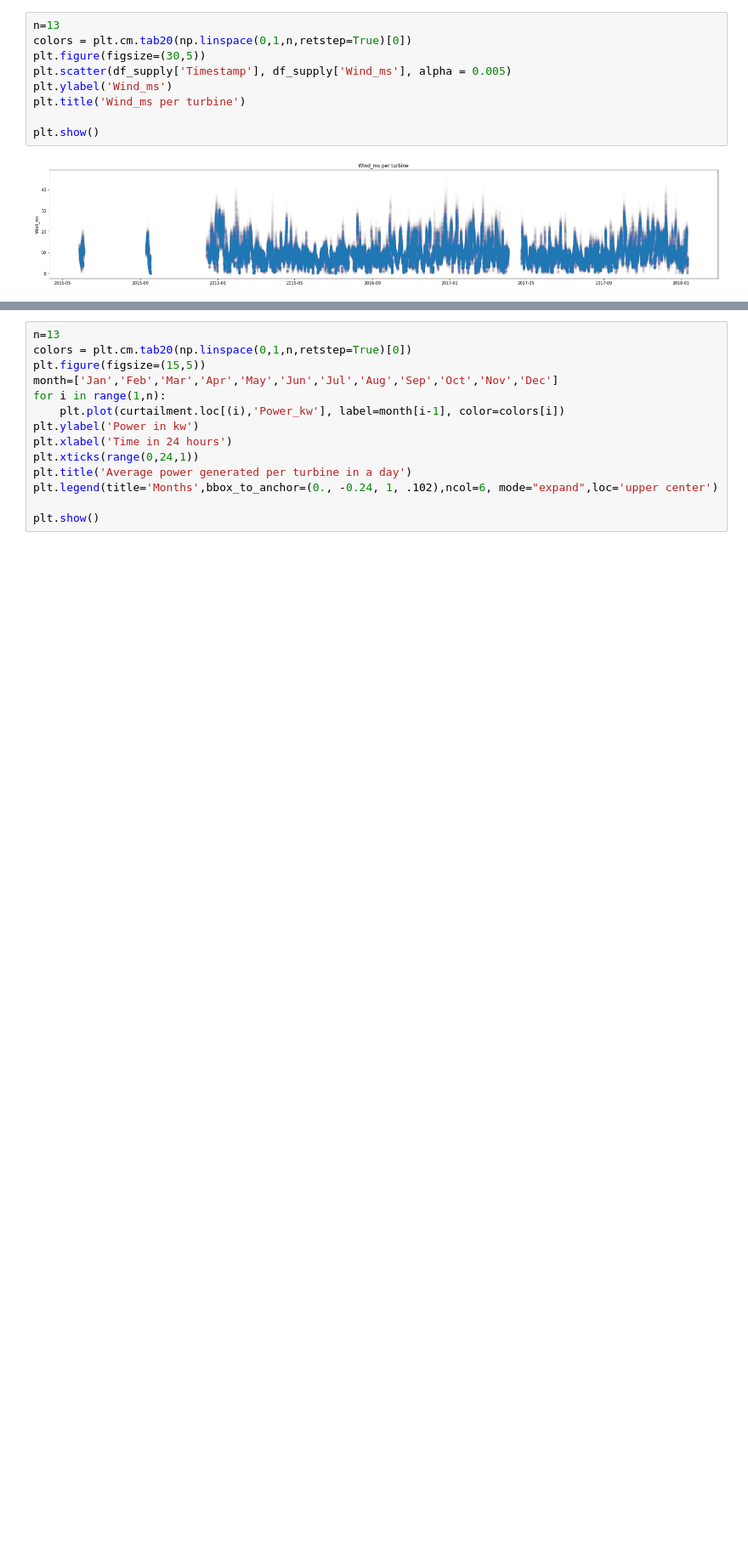
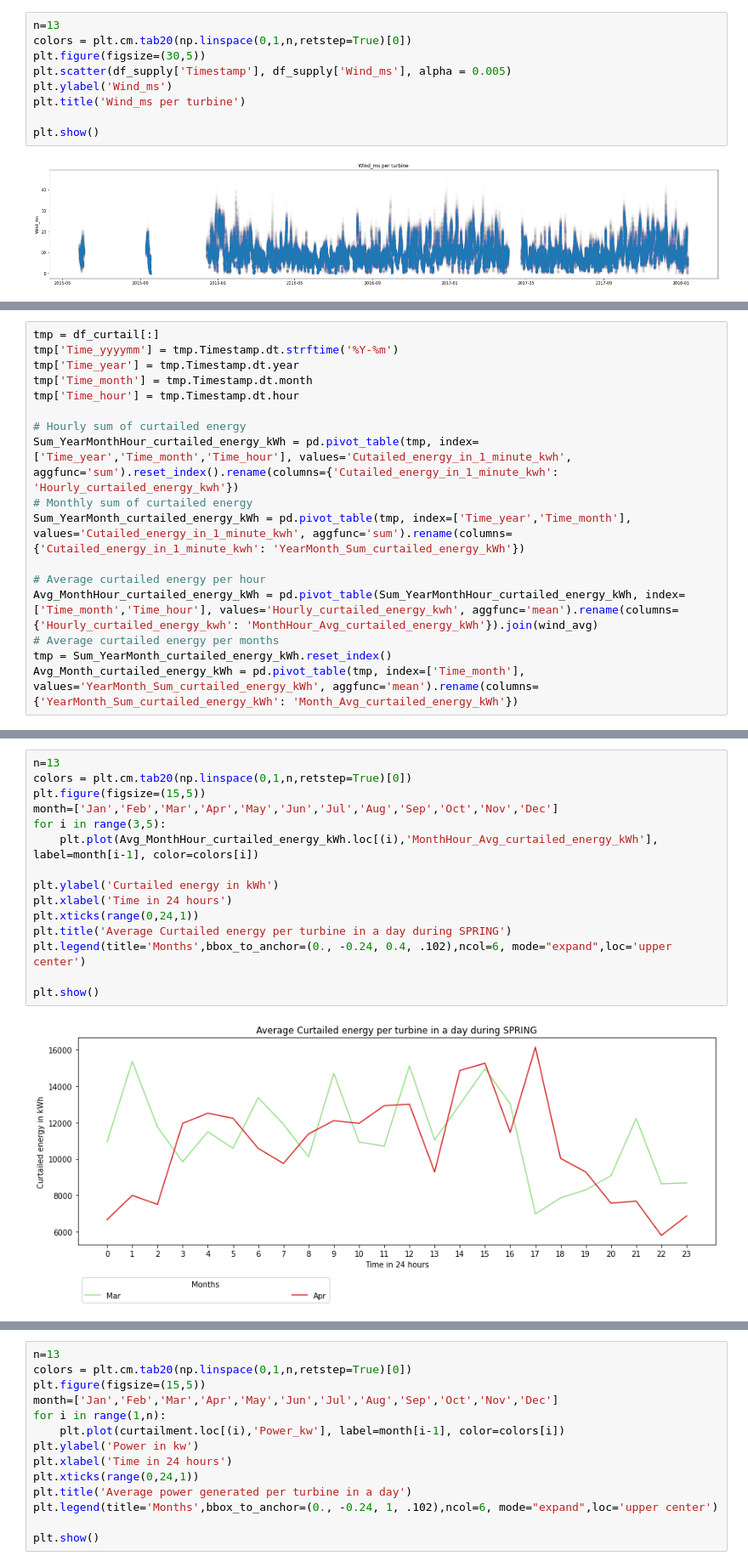
Before and after one commit to nanana19911/aib2-jwfkDCas, a Jupyter notebook: draft.ipynb, the cells around one changed output, grey strips where cells are left out. Shown at 85% size. Drawn from its saved outputs; the diff is of its cells as text; blank space fills up the shorter version.

```diff
--- a/draft.ipynb
+++ b/draft.ipynb
@@ -431,0 +306,17 @@ N_households_avg = pd.pivot_table(tmp, index=['Time_month', 'Time_hour'], values
+# %%
+tmp = df_curtail[:]
+tmp['Time_yyyymm'] = tmp.Timestamp.dt.strftime('%Y-%m')
+tmp['Time_year'] = tmp.Timestamp.dt.year
+tmp['Time_month'] = tmp.Timestamp.dt.month
+tmp['Time_hour'] = tmp.Timestamp.dt.hour
+
+# Hourly sum of curtailed energy
+Sum_YearMonthHour_curtailed_energy_kWh = pd.pivot_table(tmp, index=['Time_year','Time_month','Time_hour'], values='Cutailed_energy_in_1_minute_kwh', aggfunc='sum').reset_index().rename(columns={'Cutailed_energy_in_1_minute_kwh': 'Hourly_curtailed_energy_kwh'})
+# Monthly sum of curtailed energy
+Sum_YearMonth_curtailed_energy_kWh = pd.pivot_table(tmp, index=['Time_year','Time_month'], values='Cutailed_energy_in_1_minute_kwh', aggfunc='sum').rename(columns={'Cutailed_energy_in_1_minute_kwh': 'YearMonth_Sum_curtailed_energy_kWh'})
+
+# Average curtailed energy per hour
+Avg_MonthHour_curtailed_energy_kWh = pd.pivot_table(Sum_YearMonthHour_curtailed_energy_kWh, index=['Time_month','Time_hour'], values='Hourly_curtailed_energy_kwh', aggfunc='mean').rename(columns={'Hourly_curtailed_energy_kwh': 'MonthHour_Avg_curtailed_energy_kWh'}).join(wind_avg)
+# Average curtailed energy per months
+tmp = Sum_YearMonth_curtailed_energy_kWh.reset_index()
+Avg_Month_curtailed_energy_kWh = pd.pivot_table(tmp, index=['Time_month'], values='YearMonth_Sum_curtailed_energy_kWh', aggfunc='mean').rename(columns={'YearMonth_Sum_curtailed_energy_kWh': 'Month_Avg_curtailed_energy_kWh'})
@@ -431,0 +371,17 @@ N_households_avg = pd.pivot_table(tmp, index=['Time_month', 'Time_hour'], values
+# %%
+n=13
+colors = plt.cm.tab20(np.linspace(0,1,n,retstep=True)[0])
+plt.figure(figsize=(15,5))
+month=['Jan','Feb','Mar','Apr','May','Jun','Jul','Aug','Sep','Oct','Nov','Dec']
+for i in range(3,5):
+    plt.plot(Avg_MonthHour_curtailed_energy_kWh.loc[(i),'MonthHour_Avg_curtailed_energy_kWh'], label=month[i-1], color=colors[i])
+
+plt.ylabel('Curtailed energy in kWh')
+plt.xlabel('Time in 24 hours')
+plt.xticks(range(0,24,1))
+plt.title('Average Curtailed energy per turbine in a day during SPRING')
+plt.legend(title='Months',bbox_to_anchor=(0., -0.24, 0.4, .102),ncol=6, mode="expand",loc='upper center')
+
+plt.show()
+# %% [output]
+[figure, added]
```
Also changed, not shown: parts of 73 cells of this notebook.
